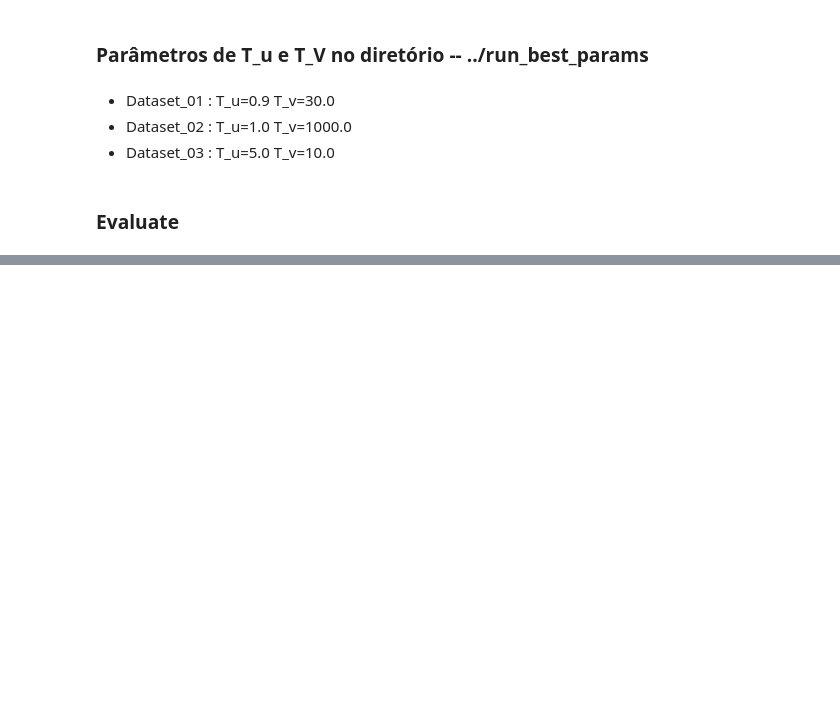
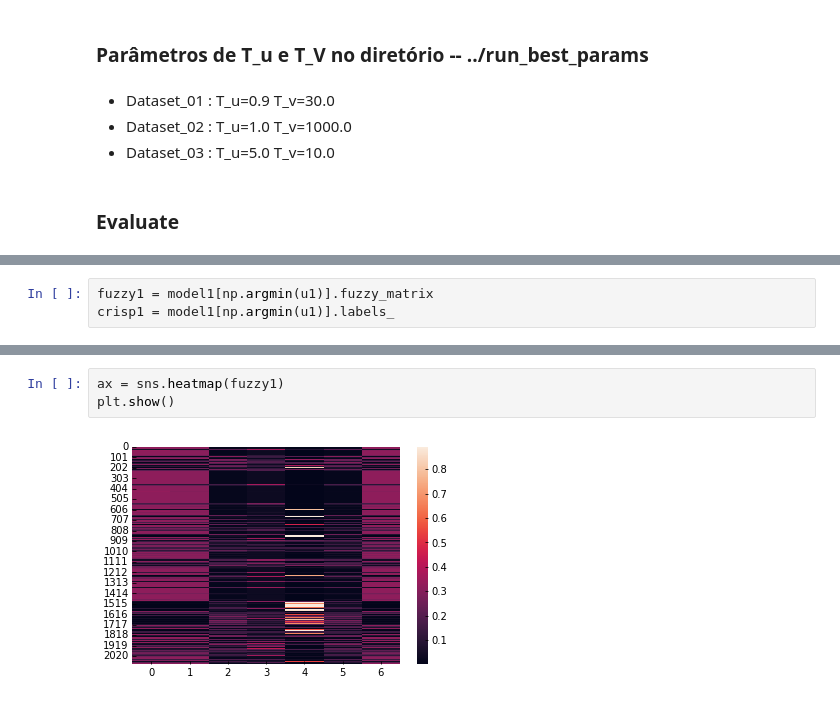
Before and after one commit to mateuscsc/ML_Project_CIN, a Jupyter notebook: code/notebooks/EFCM_LS1.ipynb, the cells around one changed output, grey strips where cells are left out. Drawn from its saved outputs; the diff is of its cells as text; blank space fills up the shorter version.

```diff
--- a/code/notebooks/EFCM_LS1.ipynb
+++ b/code/notebooks/EFCM_LS1.ipynb
@@ -178,0 +107,3 @@ plt.plot(model[np.argmin(u)].loss_history)
+# %%
+fuzzy1 = model1[np.argmin(u1)].fuzzy_matrix
+crisp1 = model1[np.argmin(u1)].labels_
@@ -178,0 +126,5 @@ plt.plot(model[np.argmin(u)].loss_history)
+# %%
+ax = sns.heatmap(fuzzy1)
+plt.show()
+# %% [output]
+[figure, added]
```
Also changed, not shown: parts of 40 cells of this notebook, 6 other files.
